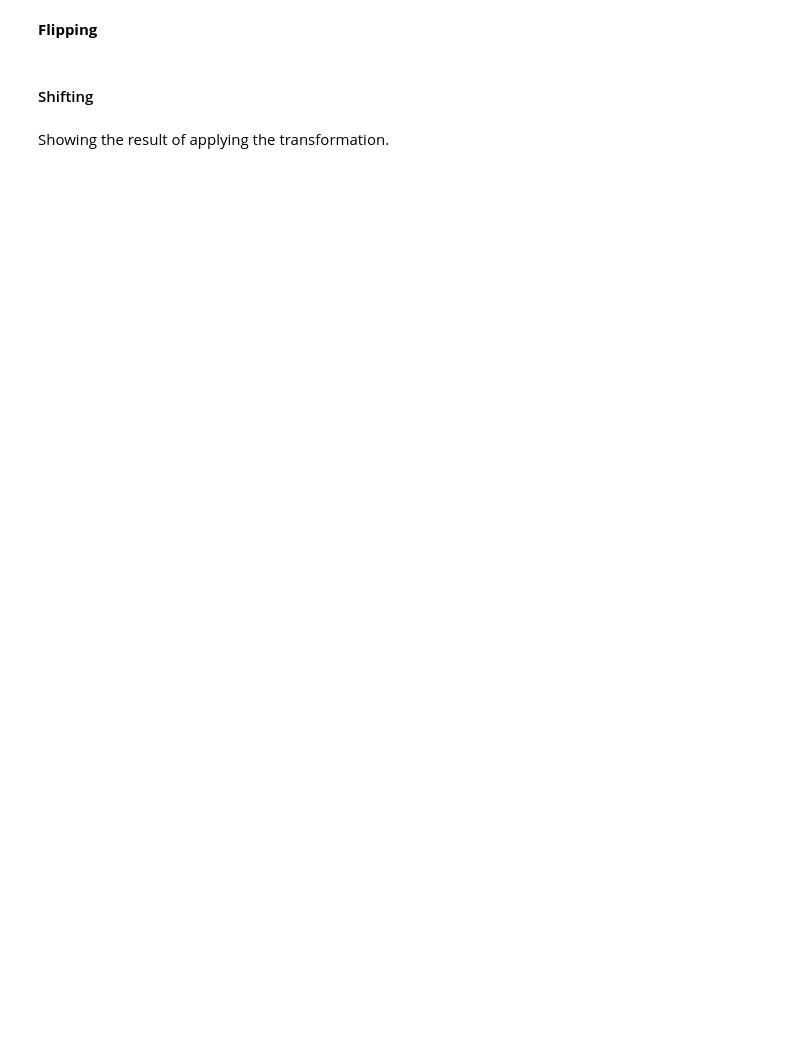
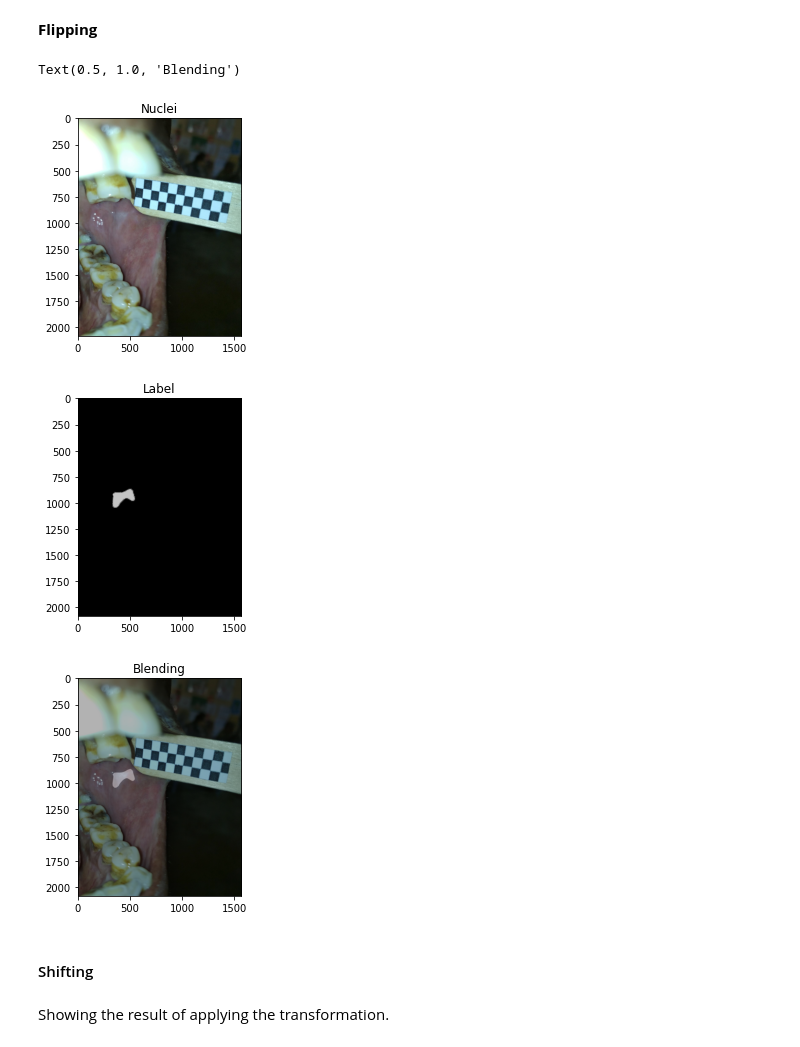
Before and after one commit to vikramverma1997/oral-lesion-segmentation, a Jupyter notebook: Seg_Augment_CLODSA.ipynb, the cells around one changed output. Cells and saved outputs as stored; diff of their text form; code cells hidden in the pictures; blank space fills up the shorter version.

```diff
--- a/Seg_Augment_CLODSA.ipynb
+++ b/Seg_Augment_CLODSA.ipynb
@@ -80,3 +86,5 @@ INPUT_PATH = '/home/ritesh/hdd1/vikram/ER_PR/extracted_patches/train/'
+# %%
+INPUT_PATH = 'oral-cancer-data/test/'
 # %% [markdown]
 _The generation mode_. In this case, linear, that is, all the augmentation techniques are applied to all the images of the original dataset.
 # %%
@@ -90,3 +94,7 @@ LABELS_EXTENSION = ".png"
+# %%
+OUTPUT_MODE = "folders"
+OUTPUT_PATH= "augmented_images_nuclei/"
+LABELS_EXTENSION = ".jpg"
 # %% [markdown]
 Using the above information, we can create our augmentor object.
 # %%
@@ -144,17 +166,22 @@ for flip_tp in [1]:
 # augmentor.addTransformer(transformer(hflip))
 # %%
 flipGenerator = transformer(flip)
-# flipImg,flipLabel = flipGenerator.transform(img,label)
-# plt.figure()
-# plt.imshow(flipImg[:,:,::-1])
-# plt.title("Nuclei")
-# plt.figure()
-# plt.imshow(flipLabel[:,:,::-1]*60)
-# plt.title("Label")
-# dst = cv2.addWeighted(flipImg,0.7,flipLabel,0.3,0)
-# plt.figure()
-# plt.imshow(dst[:,:,::-1])
-# plt.title("Blending")
+flipImg,flipLabel = flipGenerator.transform(img,label)
+plt.figure()
+plt.imshow(flipImg[:,:,::-1])
+plt.title("Nuclei")
+plt.figure()
+plt.imshow(flipLabel[:,:,::-1]*60)
+plt.title("Label")
+dst = cv2.addWeighted(flipImg,0.7,flipLabel,0.3,0)
+plt.figure()
+plt.imshow(dst[:,:,::-1])
+plt.title("Blending")
+# %% [output]
+Text(0.5, 1.0, 'Blending')
+[figure, added]
+[figure, added]
+[figure, added]
 # %% [markdown]
 #### Shifting
 # %%
```
Also changed, not shown: parts of 19 cells of this notebook.
